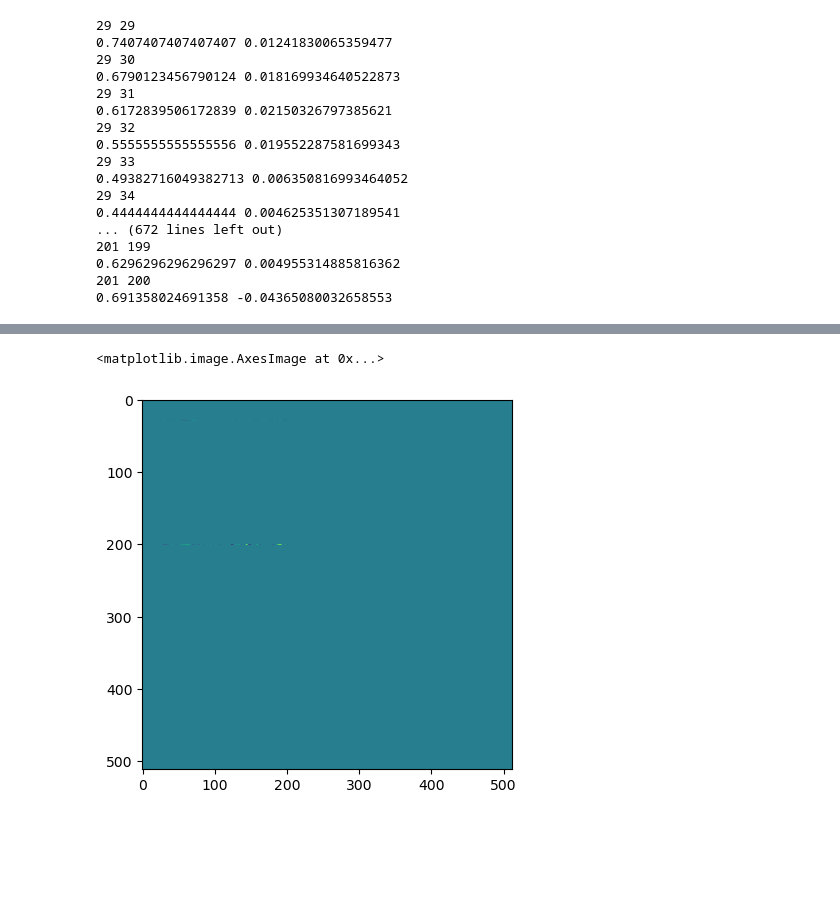
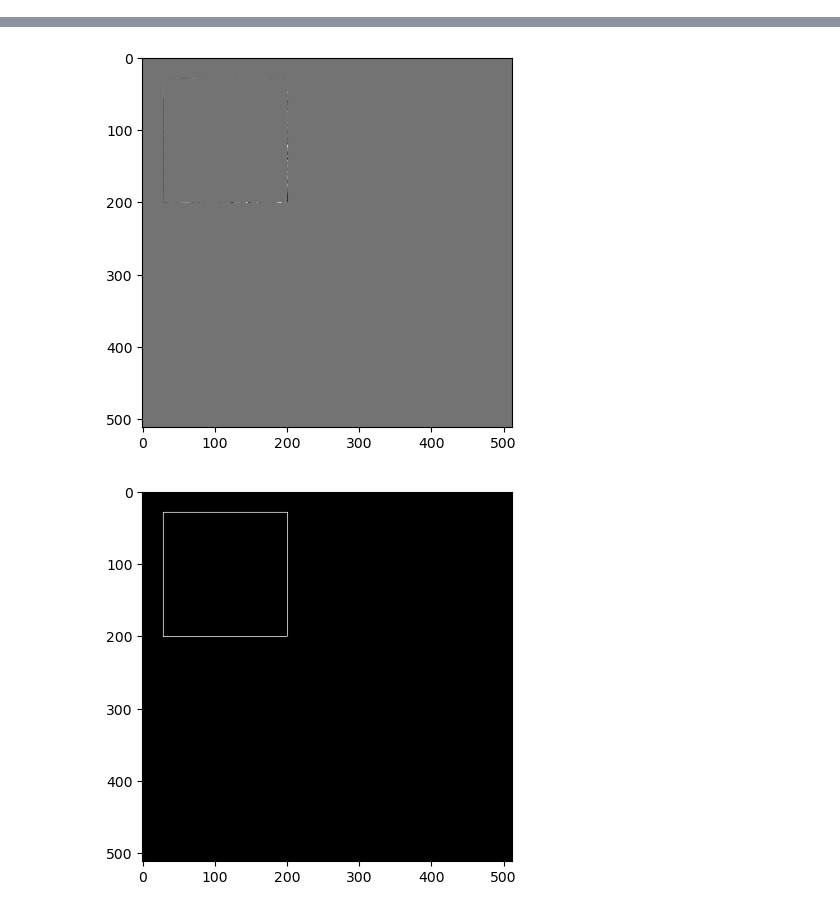
Before and after one commit to clementgilli/inpainting, a Jupyter notebook: worksheet_jean.ipynb, the cells around one changed output, grey strips where cells are left out. Saved outputs shown, nothing was run; the diff lists cells and outputs as text; code cells hidden in the pictures; blank space fills up the shorter version.

```diff
--- a/worksheet_jean.ipynb
+++ b/worksheet_jean.ipynb
@@ -59,17 +59,17 @@ class PatchedImage():
         self.zone[c1[0]:c2[0]+1,c1[1]:c2[1]+1] = 0
         self.zone[c1[0]-1,c1[1]-1:c2[1]+1] = 1
         self.zone[c2[0]+1,c1[1]-1:c2[1]+1] = 1
+        self.zone[c1[0]-1:c2[0]+1,c1[1]-1] = 1
+        self.zone[c1[0]-1:c2[0]+1,c2[1]+1] = 1
 
     def set_priorities(self): #tres tres long pour le moment (a optimiser)
         if self.working_patch == (-1, -1):
             for i in range(self.size,self.height-self.size): #+1 ?
                 for j in range(self.size,self.width-self.size): #+1 ?
                     if self.zone[i,j] == 1:
-                        print(i,j)
                         conf = self.set_confidence_patch((i,j))
                         dat = self.set_data_patch((i,j))
                         self.priority[i,j] = conf*dat
-                        print(conf,dat)
         else:
             k,l = self.working_patch
             conf = self.set_confidence_patch((k,l))
@@ -209,29 +209,15 @@ class PatchedImage():
 # %%
 imgp = PatchedImage("images/lena.tif",4)
 imgp.set_masque((30,30),(200,200))
 imgp.set_priorities()
 
 
 imgp.show_img()
-plt.imshow(imgp.priority)
+plt.imshow(imgp.priority, cmap='gray')
+plt.show()
+plt.imshow(imgp.priority != 0, cmap='gray')
+plt.show()
 # %% [output]
-29 29
-0.7407407407407407 0.01241830065359477
-29 30
-0.6790123456790124 0.018169934640522873
-29 31
-0.6172839506172839 0.02150326797385621
-29 32
-0.5555555555555556 0.019552287581699343
-29 33
-0.49382716049382713 0.006350816993464052
-29 34
-0.4444444444444444 0.004625351307189541
-... (672 lines left out)
-201 199
-0.6296296296296297 0.004955314885816362
-201 200
-0.691358024691358 -0.04365080032658553
 [figure]
-<matplotlib.image.AxesImage at 0x...>
-[figure, old version]
+[figure, new version]
+[figure, added]
```
Also changed, not shown: 3 other files.
